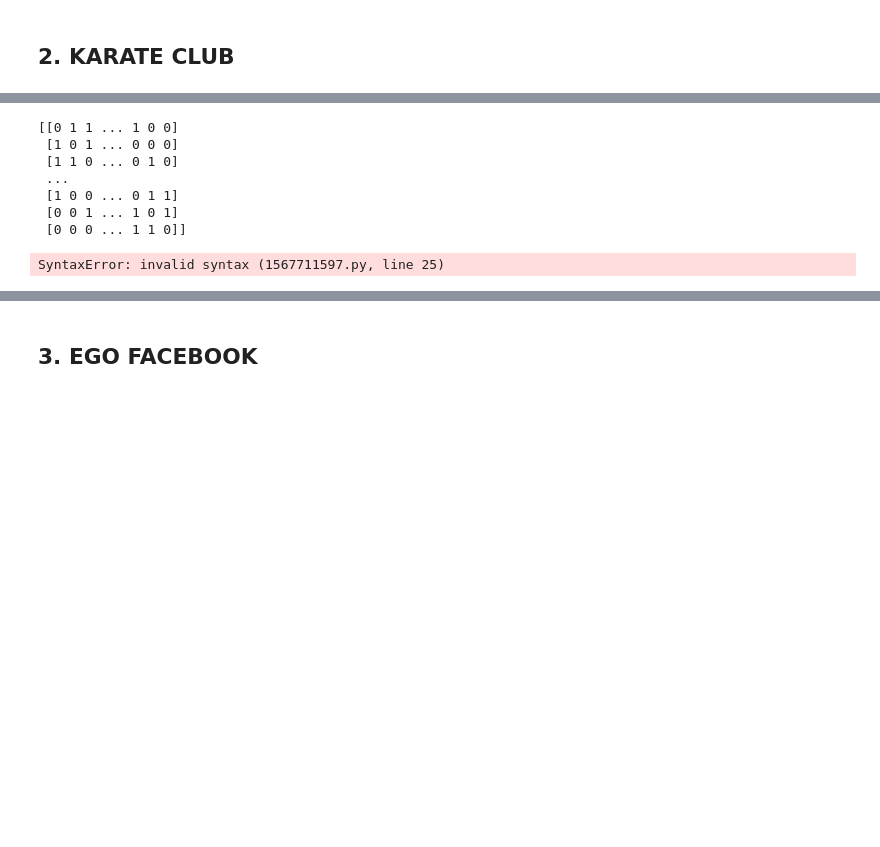
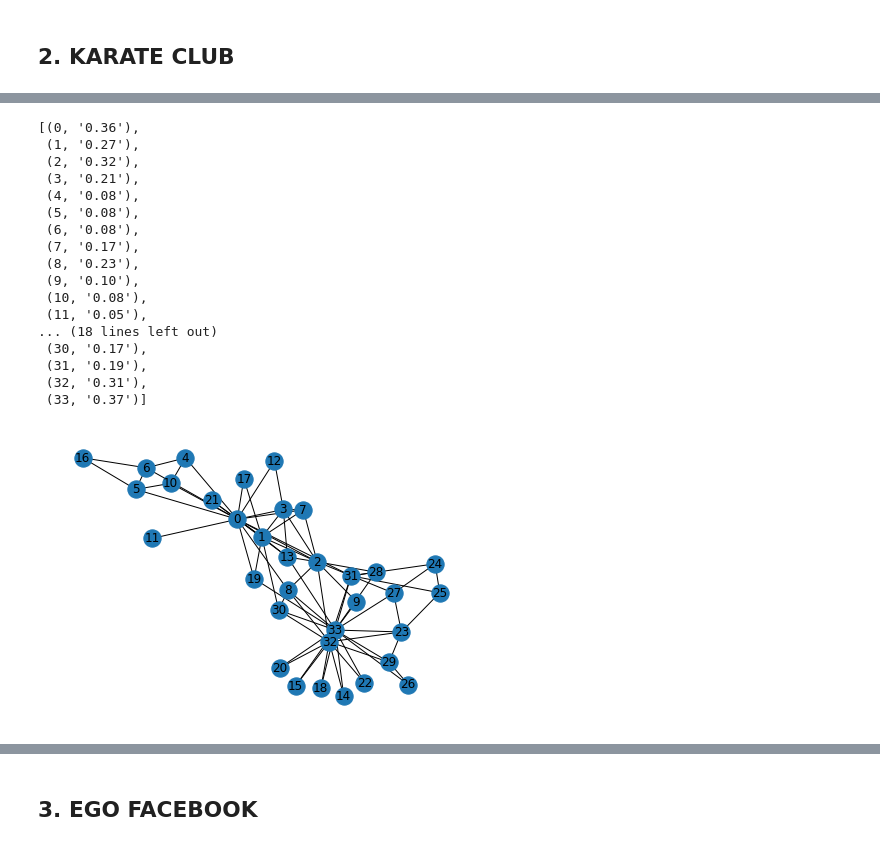
Before and after one commit to gianfrancobtl/tp2-metnum-c2-2022, a Jupyter notebook: notebooks/TP_2_autovalores_autovectores.ipynb, the cells around one changed output, grey strips where cells are left out. Cells and saved outputs as stored; diff of their text form; code cells hidden in the pictures; blank space fills up the shorter version.

```diff
--- a/notebooks/TP_2_autovalores_autovectores.ipynb
+++ b/notebooks/TP_2_autovalores_autovectores.ipynb
@@ -57,47 +36,0 @@ eigenvectors_prueba = read_result_autovectores("prueba.txt")
-# %%
-A = np.loadtxt(TEST_DIR + "karateclub_matriz.txt", dtype='i', delimiter=' ')
-print(A)
-# %% [output]
-[[0 1 1 ... 1 0 0]
- [1 0 1 ... 0 0 0]
- [1 1 0 ... 0 1 0]
- ...
- [1 0 0 ... 0 1 1]
- [0 0 1 ... 1 0 1]
- [0 0 0 ... 1 1 0]]
-# %%
-A_nx = nx.from_numpy_array(A)
-centrality = nx.eigenvector_centrality(A_nx)
-
-nx.draw(grafo, with_labels=True)
-
-#temp = pandas.DataFrame.from_dict(centrality)
-lista = []
-for i in range(0, len(centrality)):
-    lista.append(centrality[i])
-autovec_centralidad = np.asarray(lista)
-#print(autovec_centralidad)
-
-
-aval_a = np.loadtxt("../tests/karateclub_matriz.txt_autovalores.out", dtype='f', delimiter=' ')
-avec_a = np.loadtxt("../tests/karateclub_matriz.txt_autovectores.out", dtype='f', delimiter=' ', usecols=range(34))
-print("")
-
-#print(aval_a[0])
-#print(avec_a[0])
-
-sorted((v, f"{c:0.2f}") for v, c in centrality.items())
-
-# EL AUTOVECTOR DE NUMPY Y DE NUESTRA FUNC SON IGUALES Y DAN DISTINTO A ESTE AUTOVEC
-
-[ 1.23304828e-02 -5.81240420e-02  3.89344744e-04 -4.88228904e-02
-  1.07422374e-01  9.81793114e-03 -8.75507962e-03  1.71498585e-01
- -1.67038041e-03 -1.00181422e-01  1.57394884e-02 -1.50860745e-01
-  2.88948102e-02  8.33706426e-03  1.15876572e-02 -3.04422299e-01
- -3.03462785e-02  5.91294902e-02 -4.49975917e-01  1.32225019e-02
- -1.19980931e-01 -2.70739266e-01 -1.59934733e-01  2.85254588e-02
-  4.30807043e-02  2.34532307e-02 -2.17177532e-16 -5.13767914e-02
- -5.12545622e-01 -5.55761188e-16 -2.95302895e-01  2.60310349e-01
- -1.93320754e-01  4.11708715e-02]
-# %% [output]
-SyntaxError: invalid syntax (1567711597.py, line 25)
@@ -139,0 +70,32 @@ test = np.loadtxt("../tests/karateclub_labels.txt", dtype='f', delimiter=' ')
+# %%
+# CENTRALIDAD
+centrality = nx.eigenvector_centrality(A_nx)
+
+# GRAFO DE A
+nx.draw(A_nx, with_labels=True)
+
+lista = []
+for i in range(0, len(centrality)):
+    lista.append(centrality[i])
+autovec_centralidad = np.asarray(lista)
+
+sorted((v, f"{c:0.2f}") for v, c in centrality.items())
+# %% [output]
+[(0, '0.36'),
+ (1, '0.27'),
+ (2, '0.32'),
+ (3, '0.21'),
+ (4, '0.08'),
+ (5, '0.08'),
+ (6, '0.08'),
+ (7, '0.17'),
+ (8, '0.23'),
+ (9, '0.10'),
+ (10, '0.08'),
+ (11, '0.05'),
+... (18 lines left out)
+ (30, '0.17'),
+ (31, '0.19'),
+ (32, '0.31'),
+ (33, '0.37')]
+[figure, added]
```
Also changed, not shown: parts of 6 cells of this notebook, 4 other files.
